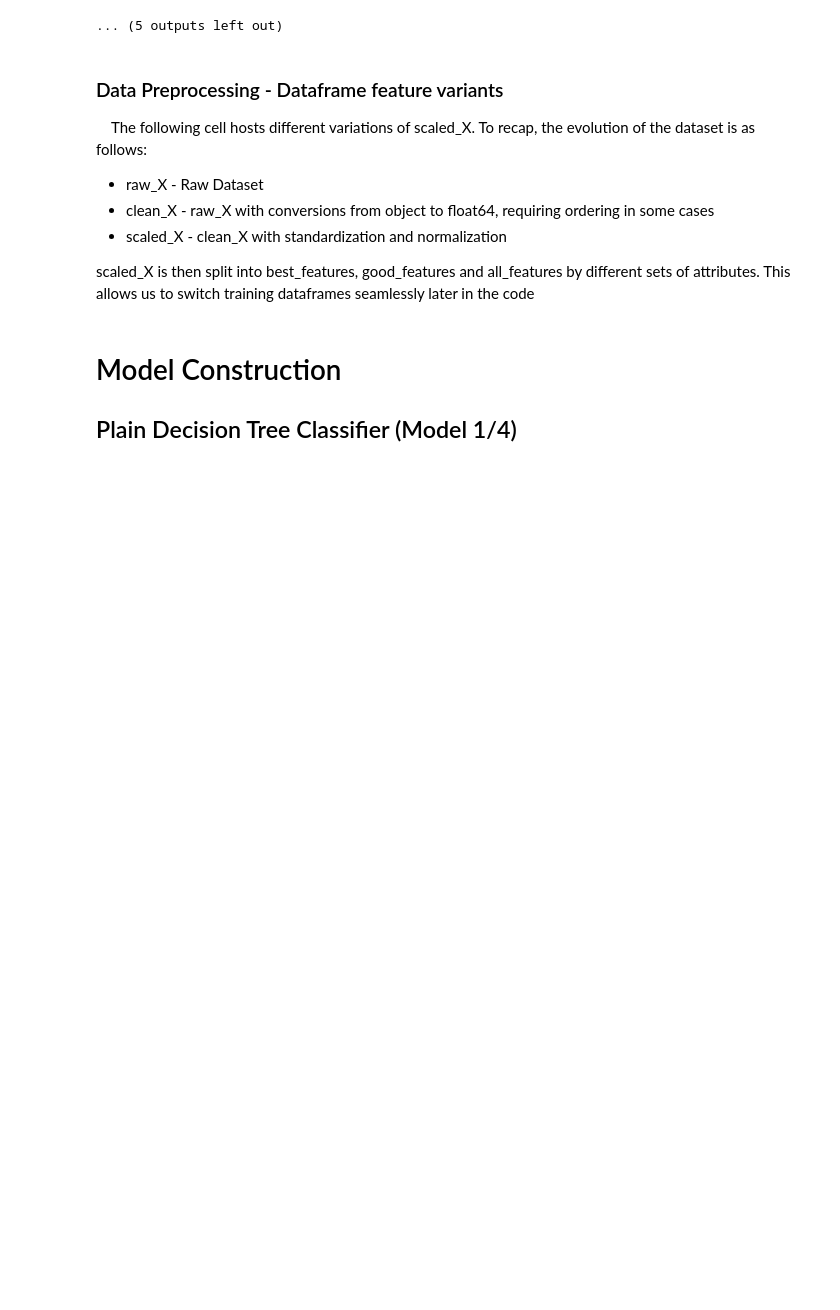
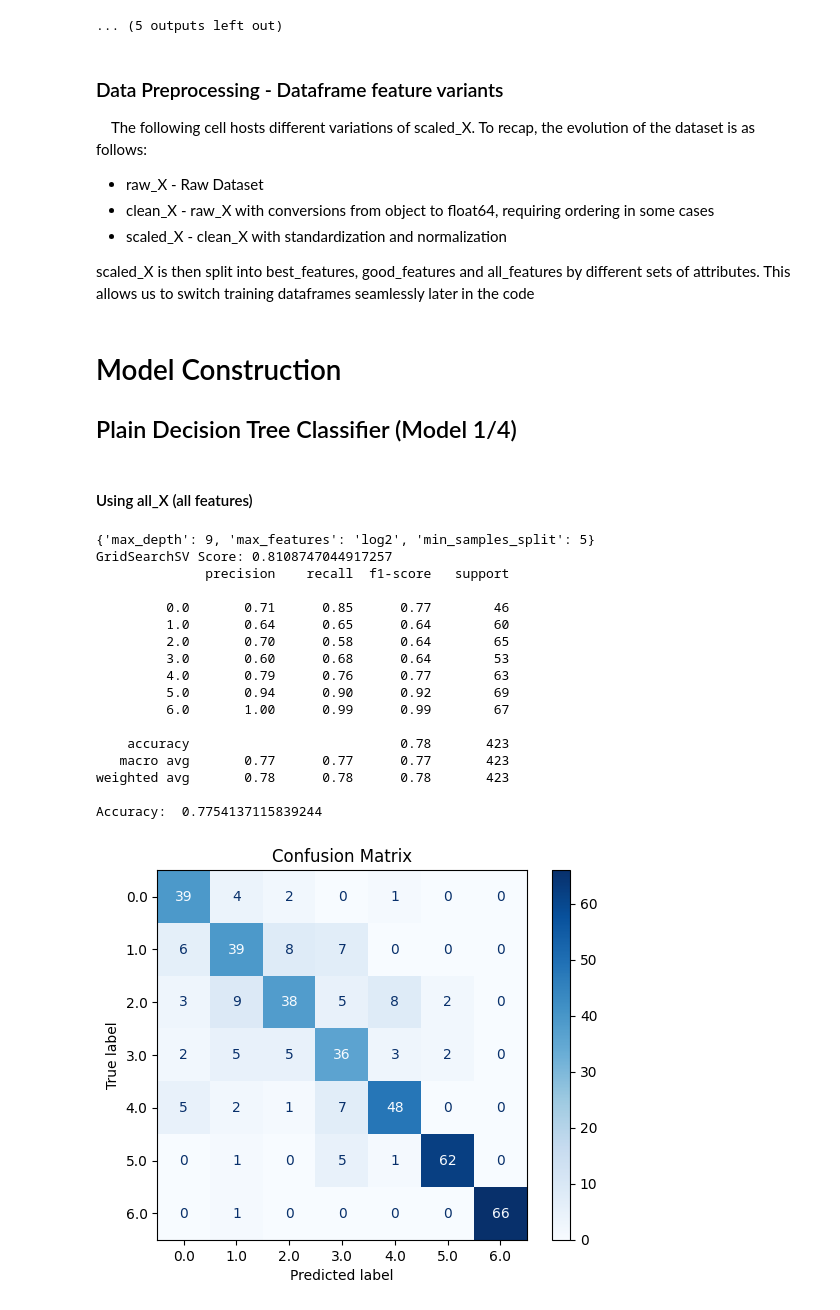
Before and after one commit to ThejasKumar100/cs4372_hw2, a Jupyter notebook: plain_decision_tree_classifier.ipynb, the cells around one changed output. Drawn from its saved outputs; the diff is of its cells as text; code cells hidden in the pictures; blank space fills up the shorter version.

```diff
--- a/plain_decision_tree_classifier.ipynb
+++ b/plain_decision_tree_classifier.ipynb
@@ -384,3 +384,58 @@ X_train, X_test, y_train, y_test = train_test_split(all_X, scaled_y, test_size =
 # %% [markdown]
 # Model Construction
 ## Plain Decision Tree Classifier (Model 1/4)
+# %% [markdown]
+#### Using all_X (all features)
+# %%
+from sklearn.tree import DecisionTreeClassifier
+from sklearn.model_selection import GridSearchCV
+from sklearn.metrics import classification_report, accuracy_score
+from sklearn.metrics import confusion_matrix, ConfusionMatrixDisplay
+
+# hyperparameter tuning with GridSearchCv
+params = {'max_depth': [5, 7, 9],
+          'min_samples_split': [2, 5, 10],
+          'max_features': ['sqrt', 'log2']
+          }
+
+grid = GridSearchCV(DecisionTreeClassifier(), params, cv=10, scoring='accuracy', return_train_score=False)
+grid = grid.fit(X_train, y_train)
+
+print(grid.best_params_)
+print('GridSearchSV Score:', grid.score(X_test, y_test))
+
+# plug in the best hyperparameters determined above
+plain_dt_all = DecisionTreeClassifier(max_depth=9, max_features='sqrt', min_samples_split=2)
+
+plain_dt_all = plain_dt_all.fit(X_train, y_train)
+
+y_pred = plain_dt_all.predict(X_test)
+y_pred_probas = plain_dt_all.predict_proba(X_test)
+
+print(classification_report(y_test, y_pred)) # assumes 0.5 threshold as default
+print('Accuracy: ', accuracy_score(y_test, y_pred))
+
+cm = confusion_matrix(y_true=y_test, y_pred=y_pred)
+disp = ConfusionMatrixDisplay(confusion_matrix=cm, display_labels=plain_dt_all.classes_)
+disp.plot(cmap=plt.cm.Blues)
+plt.title('Confusion Matrix')
+plt.show()
+# %% [output]
+{'max_depth': 9, 'max_features': 'log2', 'min_samples_split': 5}
+GridSearchSV Score: 0.8108747044917257
+              precision    recall  f1-score   support
+
+         0.0       0.71      0.85      0.77        46
+         1.0       0.64      0.65      0.64        60
+         2.0       0.70      0.58      0.64        65
+         3.0       0.60      0.68      0.64        53
+         4.0       0.79      0.76      0.77        63
+         5.0       0.94      0.90      0.92        69
+         6.0       1.00      0.99      0.99        67
+
+    accuracy                           0.78       423
+   macro avg       0.77      0.77      0.77       423
+weighted avg       0.78      0.78      0.78       423
+
+Accuracy:  0.7754137115839244
+[figure, added]
```
Also changed, not shown: parts of 9 cells of this notebook.
